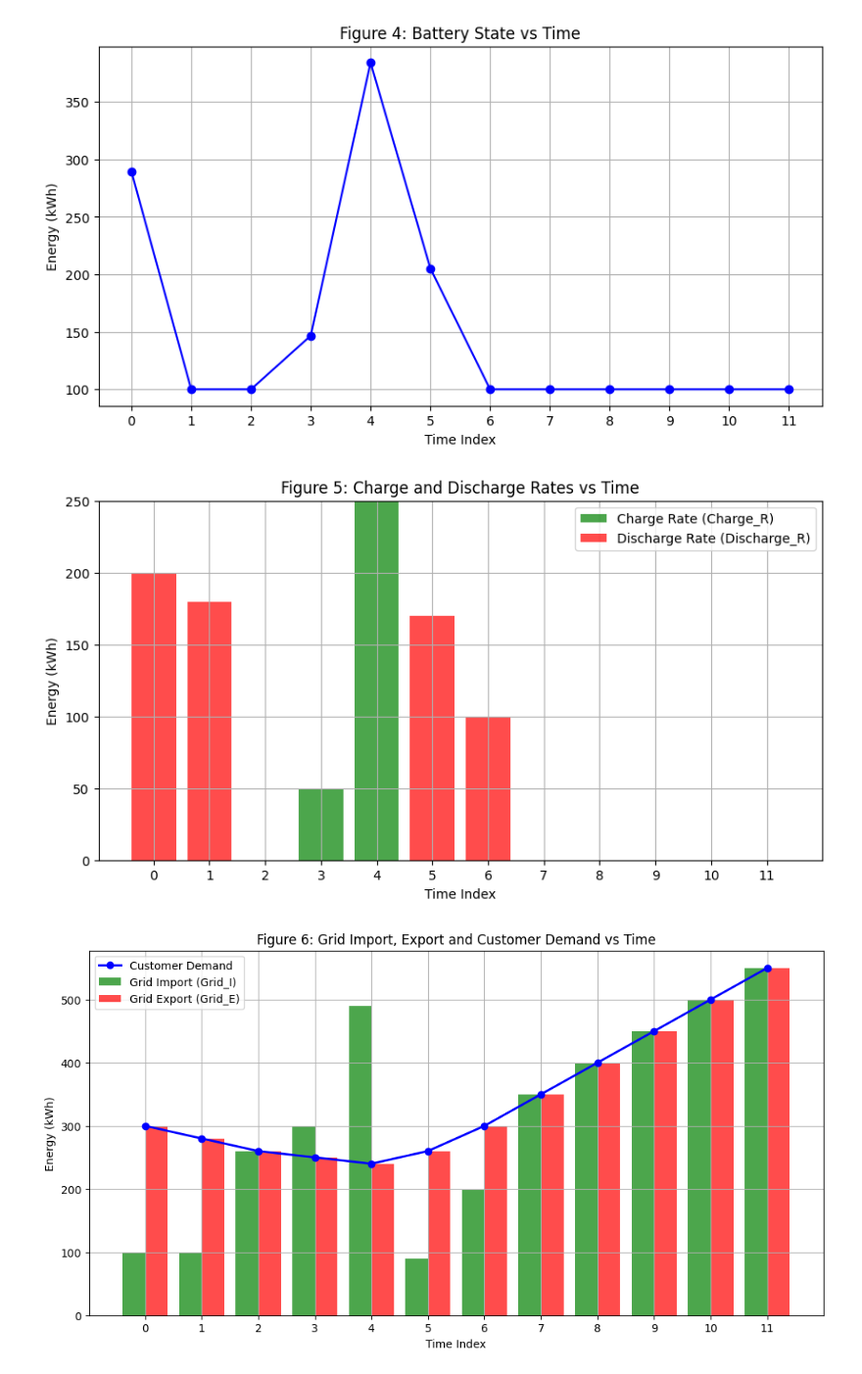
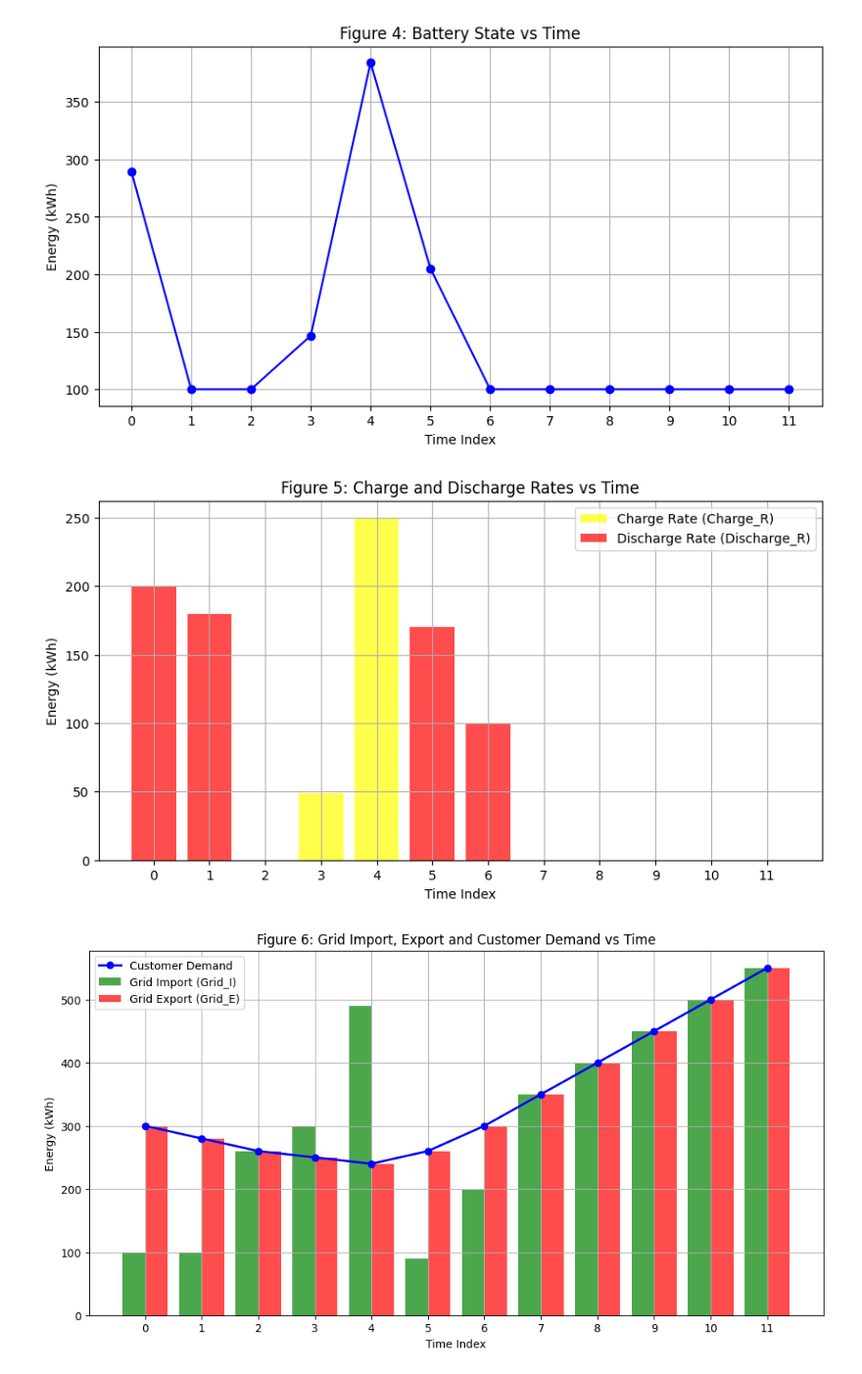
Before and after one commit to buckyball99/Microgrid-Energy-Optimization, a Jupyter notebook: Microgrid_Optimization.ipynb, the cells around one changed output. Shown: that part at 98% size. Cells and saved outputs as stored; diff of their text form; code cells hidden in the pictures.

```diff
--- a/Microgrid_Optimization.ipynb
+++ b/Microgrid_Optimization.ipynb
@@ -354,17 +354,17 @@ plt.show()
 # %%
 # Plotting the Charge and Discharge Rate schedule
 plt.figure(figsize=(10, 5))
-plt.bar(time_indices, output_df['Charge_R'], label='Charge Rate (Charge_R)', alpha=0.7, color='green')
-plt.bar(time_indices, output_df['Discharge_R'], label='Discharge Rate (Discharge_R)', alpha=0.7, color='red', bottom=output_df['Charge_R'])
+plt.bar(time_indices, output_df['Charge_R'], label='Charge Rate (Charge_R)', alpha=0.7, color='yellow')
+plt.bar(time_indices, output_df['Discharge_R'], label='Discharge Rate (Discharge_R)', alpha=0.7, color='red')
 plt.xlabel('Time Index')
 plt.ylabel('Energy (kWh)')
 plt.title('Figure 5: Charge and Discharge Rates vs Time')
 plt.xticks(time_indices)
 plt.legend(loc='best')
 plt.grid(True)
 plt.show()
 # %% [output]
-[figure, old version]
+[figure, new version]
 # %%
 #Grid import and export schedule
 plt.figure(figsize=(12, 6))
```
Also changed, not shown: parts of 2 cells of this notebook.
